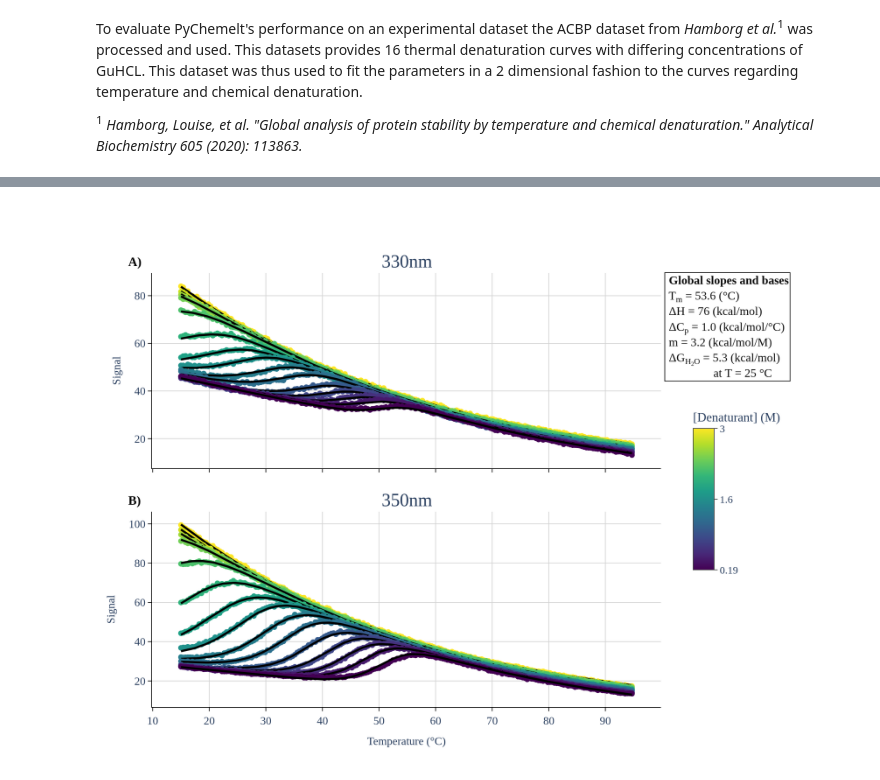
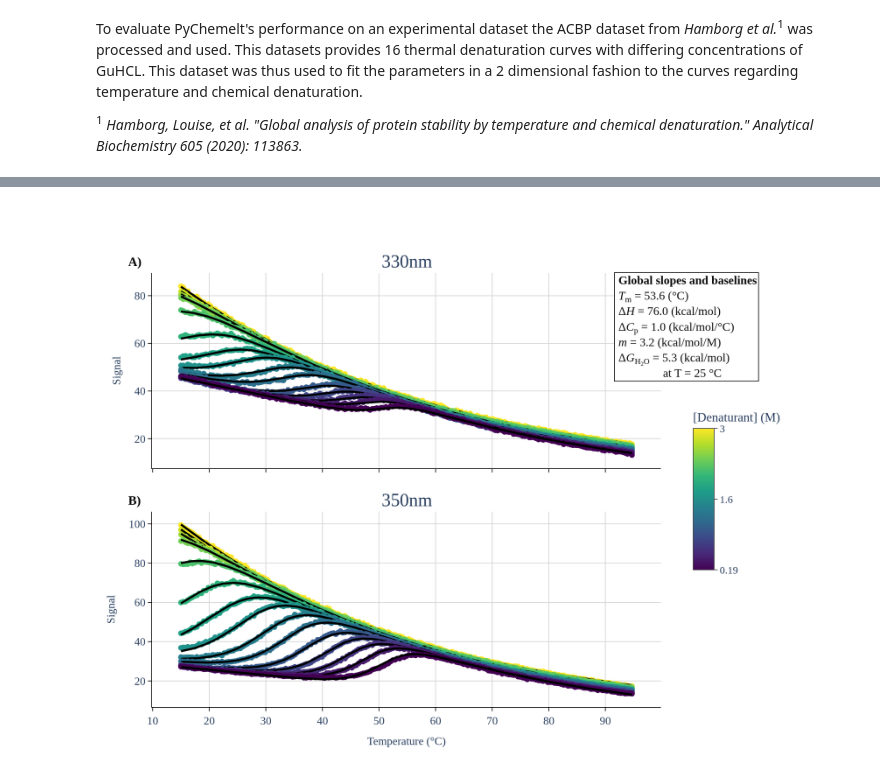
Before and after one commit to osvalB/pychemelt_analyses, a Jupyter notebook: notebooks/5_evaluate_fittings_on_experimental_data.ipynb, the cells around one changed output, grey strips where cells are left out. Cells and saved outputs as stored; diff of their text form; code cells hidden in the pictures.

```diff
--- a/notebooks/5_evaluate_fittings_on_experimental_data.ipynb
+++ b/notebooks/5_evaluate_fittings_on_experimental_data.ipynb
@@ -353,7 +355,7 @@ fig.add_trace(
 
 # Adding the thermodynamic parameters of the fitted formula
 fig.add_annotation(
-    x=legend_config.color_bar_x_pos + 0.08,
+    x=legend_config.color_bar_x_pos ,
     y=legend_config.color_bar_y_pos + 0.25,  # move ABOVE colorbar
     xref="paper",
     yref="paper",
@@ -362,46 +364,46 @@ fig.add_annotation(
     showarrow=False,
     align="left",
     text=(
-        " <b>Global slopes and bases</b><br>"
-        f" T<sub>m</sub> = {Tm:.1f} (°C) <br>"
-        f" ΔH = {dH:.1f} (kcal/mol) <br>"
-        f" ΔC<sub>p</sub> = {Cp:.1f} (kcal/mol/°C) <br>"
-        f" m = {m:.1f} (kcal/mol/M) <br>"
-        f" ΔG<sub>H<sub>2</sub>O</sub> = {dG:.1f} (kcal/mol) <br> "
+        " <b>Global slopes and baselines</b><br>"
+        f" <i>T</i><sub>m</sub> = {Tm:.1f} (°C) <br>"
+        f" Δ<i>H</i> = {dH:.1f} (kcal/mol) <br>"
+        f" Δ<i>C</i><sub>p</sub> = {Cp:.1f} (kcal/mol/°C) <br>"
+        f" <i>m</i> = {m:.1f} (kcal/mol/M) <br>"
+        f" Δ<i>G</i><sub>H<sub>2</sub>O</sub> = {dG:.1f} (kcal/mol) <br> "
         f"               at T = 25 °C"
     ),
     font=dict(
         size=plot_config.font_size + 1,
         color="black"
     ),
     bgcolor="white",
     bordercolor="black",
     borderwidth=1,
     opacity=0.95
 )
 
 
 #changing the subplot title sizes
 
 def is_subplot_title(x):
     return x.text in ["330nm", "350nm"]
 
 fig.update_annotations(
     selector=is_subplot_title,
     patch=dict(font=dict(size=plot_config.font_size + 10))
 )
 
 fig = config_fig(
     fig,
     plot_config.width,
     plot_config.height,
     plot_config.type
 )
 
 fig.write_image("5_evaluate_fittings_on_ACBP_data.png", scale=2)
 display_figure_static(fig,height=800, width=1000)
 # %% [output]
-[figure, old version]
+[figure, new version]
 # %%
 # thermodynamic parameters of the fitted function on the data
 
```
Also changed, not shown: parts of 4 cells of this notebook, 1 other file.
